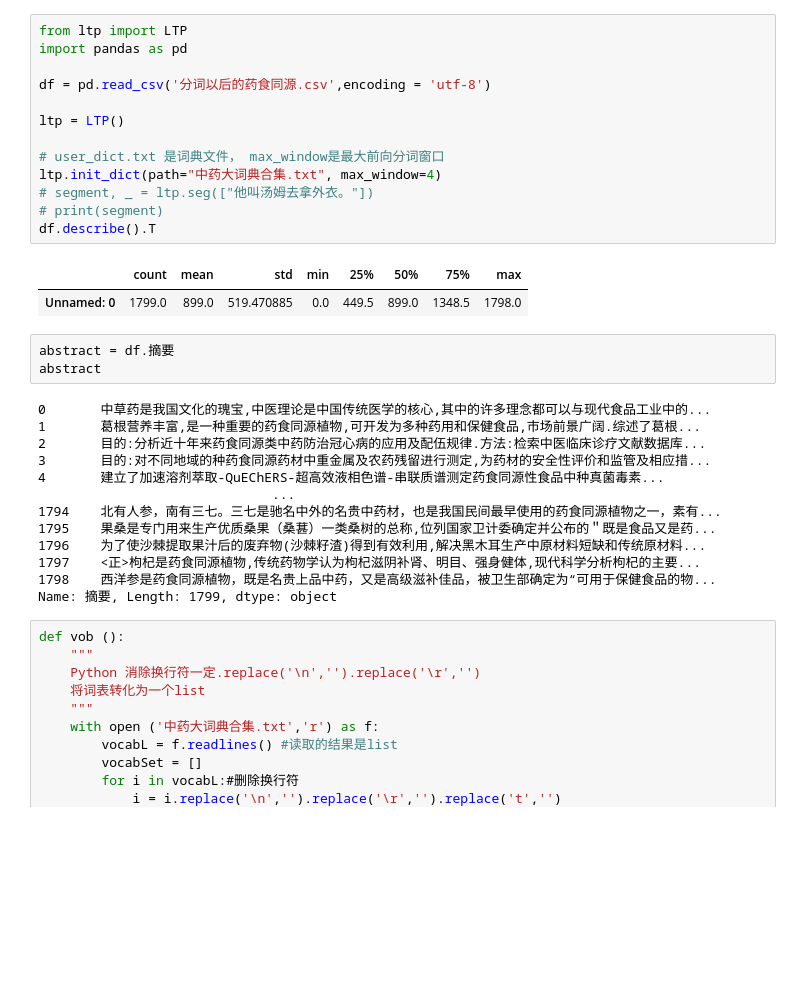
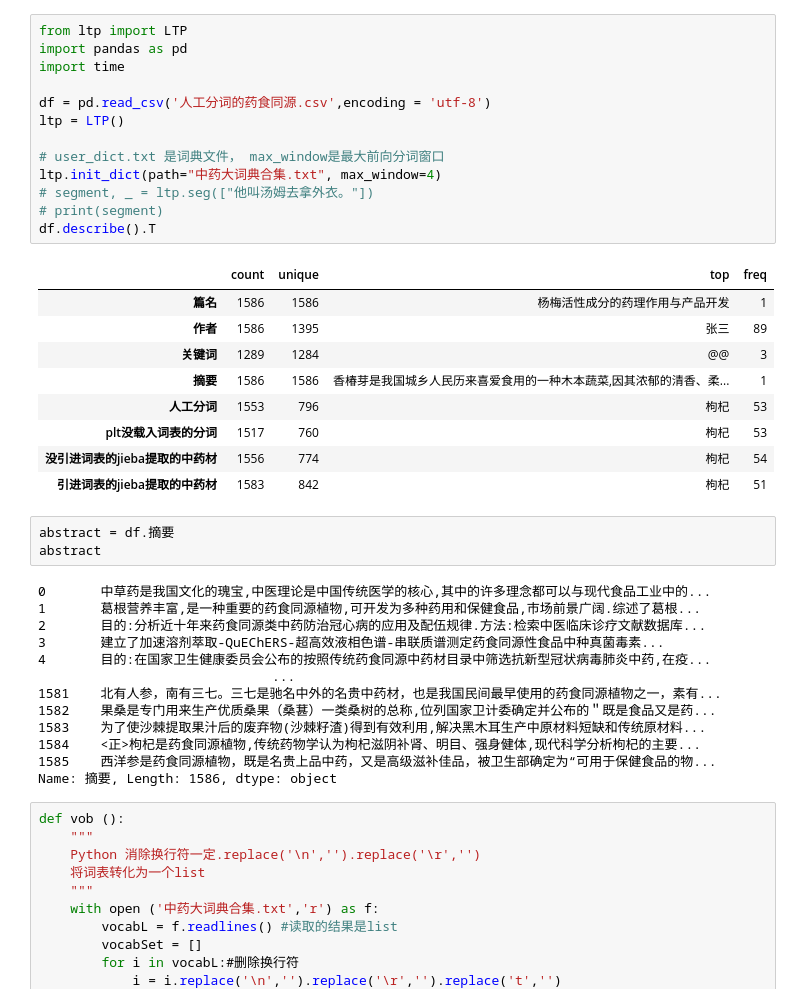
Before and after one commit to hhlcode/pythonlearn, a Jupyter notebook: 药食同源/plt分词.ipynb, the cells around one changed output. Cells and saved outputs as stored; diff of their text form; blank space fills up the shorter version.

```diff
--- a/药食同源/plt分词.ipynb
+++ b/药食同源/plt分词.ipynb
@@ -1,19 +1,26 @@
 # %%
 from ltp import LTP
 import pandas as pd
+import time
 
-df = pd.read_csv('分词以后的药食同源.csv',encoding = 'utf-8')
-
+df = pd.read_csv('人工分词的药食同源.csv',encoding = 'utf-8')
 ltp = LTP()
 
 # user_dict.txt 是词典文件， max_window是最大前向分词窗口
 ltp.init_dict(path="中药大词典合集.txt", max_window=4)
 # segment, _ = ltp.seg(["他叫汤姆去拿外衣。"])
 # print(segment)
 df.describe().T
 # %% [output]
-|  | count | mean | std | min | 25% | 50% | 75% | max |
-| Unnamed: 0 | 1799.0 | 899.0 | 519.470885 | 0.0 | 449.5 | 899.0 | 1348.5 | 1798.0 |
+|  | count | unique | top | freq |
+| 篇名 | 1586 | 1586 | 杨梅活性成分的药理作用与产品开发 | 1 |
+| 作者 | 1586 | 1395 | 张三 | 89 |
+| 关键词 | 1289 | 1284 | @@ | 3 |
+| 摘要 | 1586 | 1586 | 香椿芽是我国城乡人民历来喜爱食用的一种木本蔬菜,因其浓郁的清香、柔... | 1 |
+| 人工分词 | 1553 | 796 | 枸杞 | 53 |
+| plt没载入词表的分词 | 1517 | 760 | 枸杞 | 53 |
+| 没引进词表的jieba提取的中药材 | 1556 | 774 | 枸杞 | 54 |
+| 引进词表的jieba提取的中药材 | 1583 | 842 | 枸杞 | 51 |
 # %%
 abstract = df.摘要
 abstract
@@ -21,15 +28,15 @@ abstract
 0       中草药是我国文化的瑰宝,中医理论是中国传统医学的核心,其中的许多理念都可以与现代食品工业中的...
 1       葛根营养丰富,是一种重要的药食同源植物,可开发为多种药用和保健食品,市场前景广阔.综述了葛根...
 2       目的:分析近十年来药食同源类中药防治冠心病的应用及配伍规律.方法:检索中医临床诊疗文献数据库...
-3       目的:对不同地域的种药食同源药材中重金属及农药残留进行测定,为药材的安全性评价和监管及相应措...
-4       建立了加速溶剂萃取-QuEChERS-超高效液相色谱-串联质谱测定药食同源性食品中种真菌毒素...
+3       建立了加速溶剂萃取-QuEChERS-超高效液相色谱-串联质谱测定药食同源性食品中种真菌毒素...
+4       目的:在国家卫生健康委员会公布的按照传统药食同源中药材目录中筛选抗新型冠状病毒肺炎中药,在疫...
                               ...
-1794    北有人参，南有三七。三七是驰名中外的名贵中药材，也是我国民间最早使用的药食同源植物之一，素有...
-1795    果桑是专门用来生产优质桑果（桑葚）一类桑树的总称,位列国家卫计委确定并公布的＂既是食品又是药...
-1796    为了使沙棘提取果汁后的废弃物(沙棘籽渣)得到有效利用,解决黑木耳生产中原材料短缺和传统原材料...
-1797    <正>枸杞是药食同源植物,传统药物学认为枸杞滋阴补肾、明目、强身健体,现代科学分析枸杞的主要...
-1798    西洋参是药食同源植物，既是名贵上品中药，又是高级滋补佳品，被卫生部确定为“可用于保健食品的物...
-Name: 摘要, Length: 1799, dtype: object
+1581    北有人参，南有三七。三七是驰名中外的名贵中药材，也是我国民间最早使用的药食同源植物之一，素有...
+1582    果桑是专门用来生产优质桑果（桑葚）一类桑树的总称,位列国家卫计委确定并公布的＂既是食品又是药...
+1583    为了使沙棘提取果汁后的废弃物(沙棘籽渣)得到有效利用,解决黑木耳生产中原材料短缺和传统原材料...
+1584    <正>枸杞是药食同源植物,传统药物学认为枸杞滋阴补肾、明目、强身健体,现代科学分析枸杞的主要...
+1585    西洋参是药食同源植物，既是名贵上品中药，又是高级滋补佳品，被卫生部确定为“可用于保健食品的物...
+Name: 摘要, Length: 1586, dtype: object
 # %%
 def vob ():
     """
```
Also changed, not shown: parts of 6 cells of this notebook, 7 other files.
